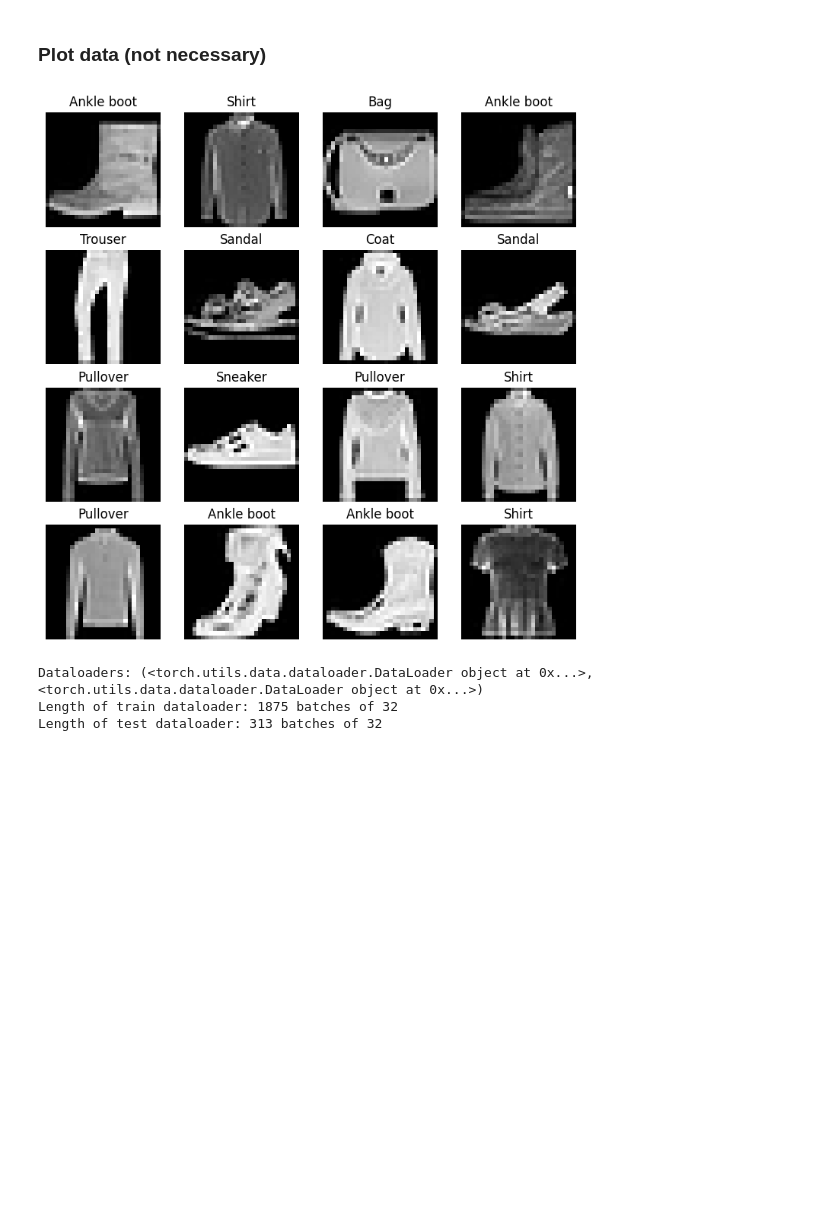
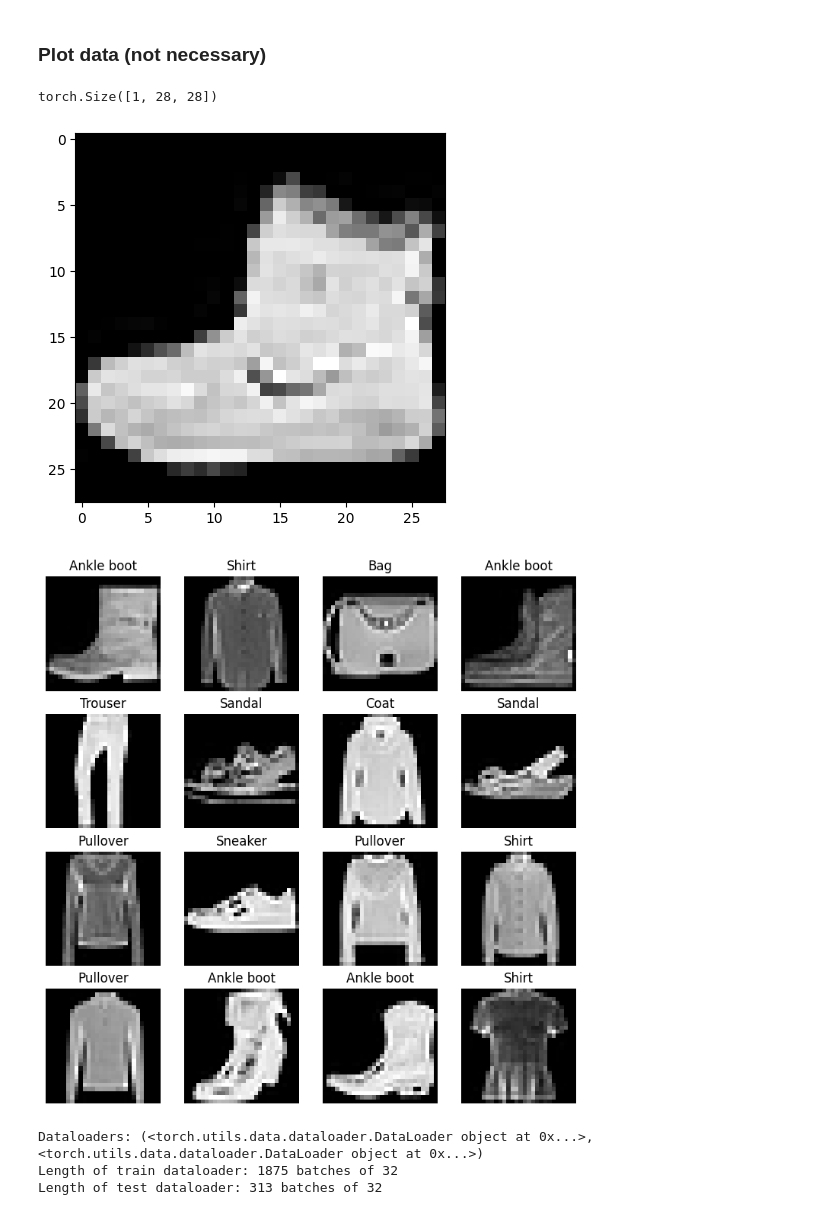
Before and after one commit to niooii/learnpytorch, a Jupyter notebook: 03 Pytorch Computer Vision.ipynb, the cells around one changed output. Cells and saved outputs as stored; diff of their text form; code cells hidden in the pictures; blank space fills up the shorter version.

```diff
--- a/03 Pytorch Computer Vision.ipynb
+++ b/03 Pytorch Computer Vision.ipynb
@@ -65,18 +65,22 @@ class_names = train_data.classes
 ### Plot data (not necessary)
 # %%
 image, label = train_data[0]
+print(image.shape)
+plt.imshow(image.squeeze(), cmap="gray")
 torch.manual_seed(42)
 fig = plt.figure(figsize=(9, 9))
 rows, cols = 4, 4
 for i in range(1, rows * cols + 1):
     random_idx = torch.randint(0, len(train_data), size=[1]).item()
     img, label = train_data[random_idx]
     fig.add_subplot(rows, cols, i)
     plt.imshow(img.squeeze(), cmap="gray")
     plt.title(class_names[label])
     plt.axis(False);
 # %% [output]
+torch.Size([1, 28, 28])
-[figure, old version]
+[figure, new version]
+[figure, added]
 # %%
 from torch.utils.data import DataLoader
 
```
Also changed, not shown: parts of 9 cells of this notebook, 3 other files.
